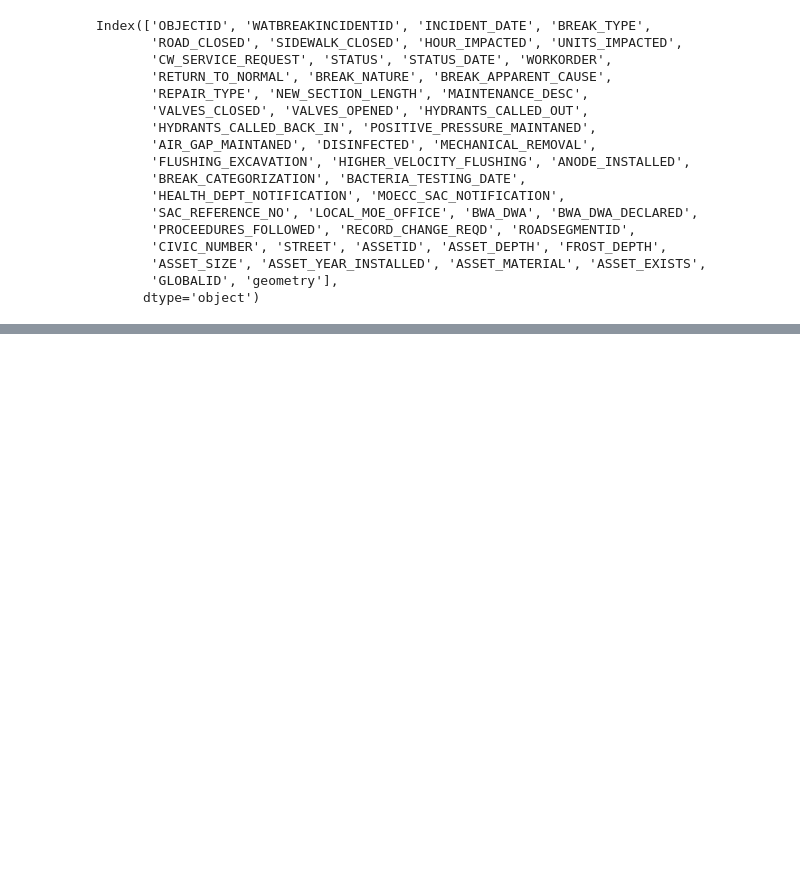
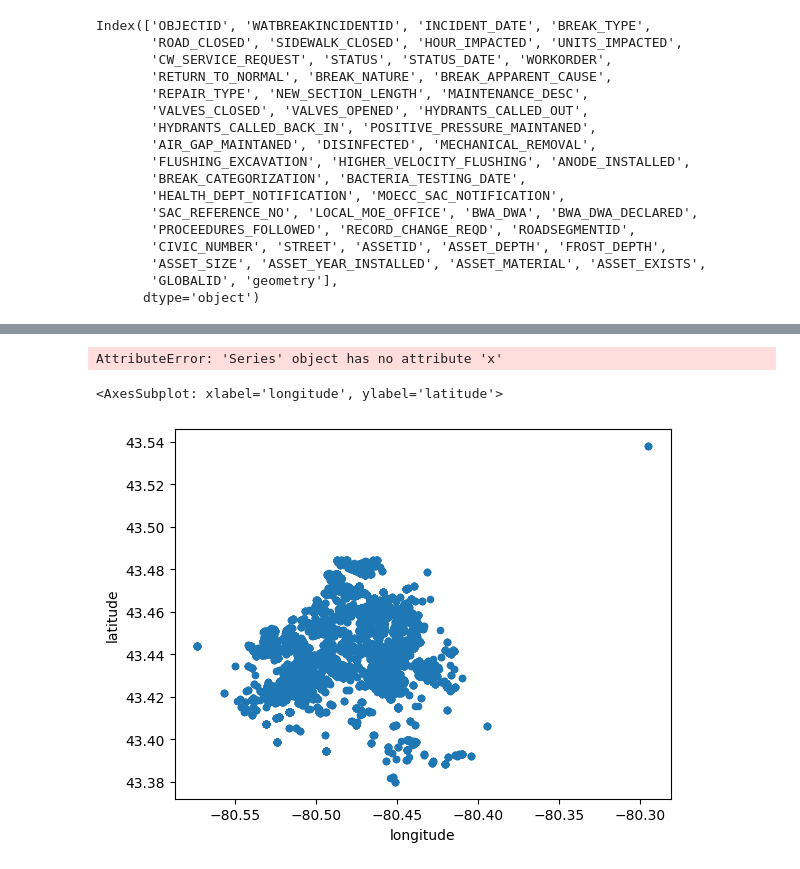
Before and after one commit to js3lliott/water-main-break-prediction-KW, a Jupyter notebook: notebooks/experiments/fetch_data.ipynb, the cells around one changed output, grey strips where cells are left out. Drawn from its saved outputs; the diff is of its cells as text; code cells hidden in the pictures; blank space fills up the shorter version.

```diff
--- a/notebooks/experiments/fetch_data.ipynb
+++ b/notebooks/experiments/fetch_data.ipynb
@@ -210,3 +209,0 @@ mains
-# %%
-# rename mains GlobalID to GLOBALID
-mains = mains.rename(columns={'GlobalID': 'GLOBALID'})
@@ -335,2 +291,5 @@ Data columns (total 79 columns):
 dtypes: float64(23), geometry(2), int64(5), object(49)
 memory usage: 6.5+ MB
+# %%
+# convert the geometry column into locations
+merged_df['longitude'] = merged_df['geometry_y'].centroid.x
@@ -336,0 +313,14 @@ memory usage: 6.5+ MB
+# %%
+merged_df['longitude'] = merged_df['geometry_x'].x
+merged_df['latitude'] = merged_df['geometry_x'].y
+# %% [output]
+AttributeError: 'Series' object has no attribute 'x'
+# %%
+merged_df['longitude'] = merged_df['geometry_x'].apply(lambda p: p.x)
+merged_df['latitude'] = merged_df['geometry_x'].apply(lambda p: p.y)
+# %%
+# plot the coordinates
+merged_df.plot(x='longitude', y='latitude', kind='scatter')
+# %% [output]
+<AxesSubplot: xlabel='longitude', ylabel='latitude'>
+[figure, added]
```
Also changed, not shown: parts of 13 cells of this notebook, 4 other files.
